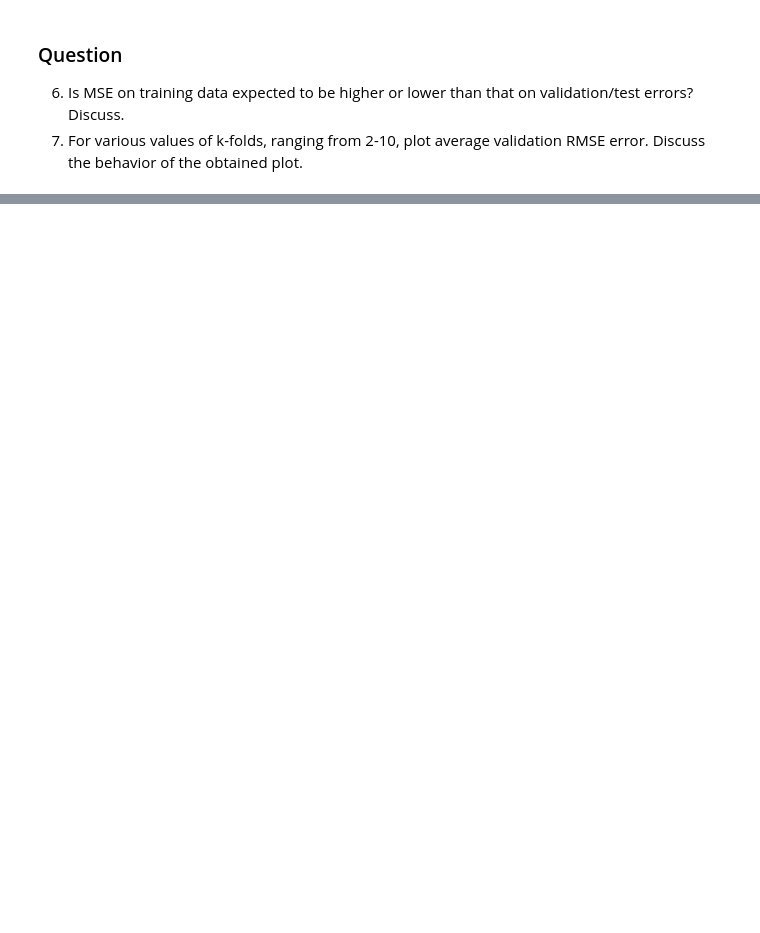
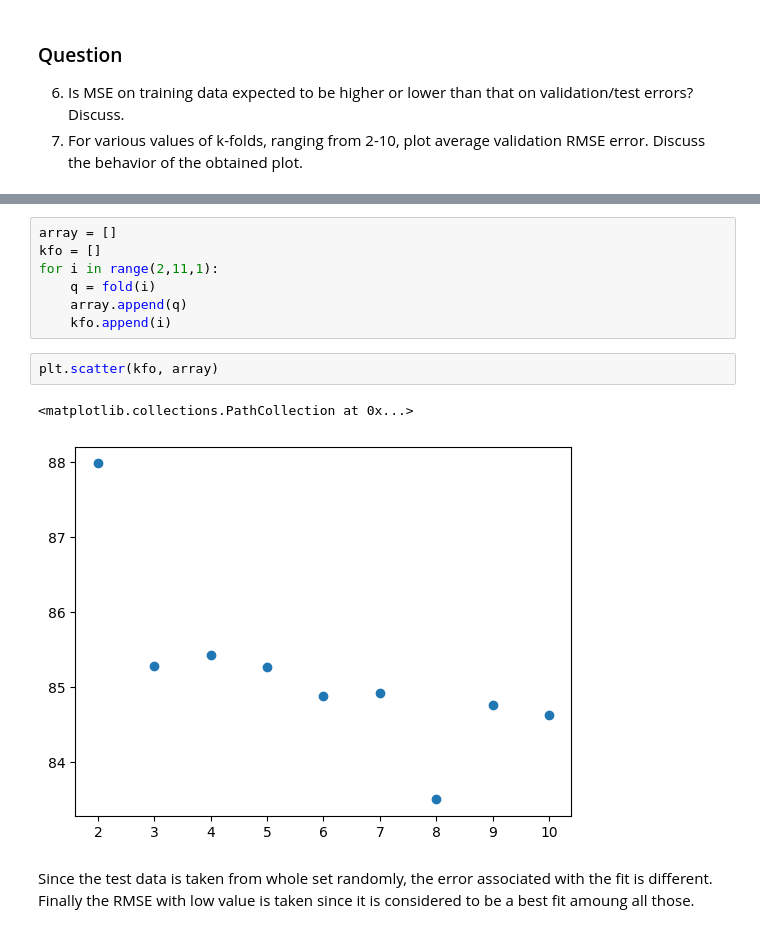
Before and after one commit to Ranjithvelm/Material_informatics, a Jupyter notebook: GD-Tutortial2_LR_Mdim.ipynb, the cells around one changed output, grey strips where cells are left out. Cells and saved outputs as stored; diff of their text form; blank space fills up the shorter version.

```diff
--- a/GD-Tutortial2_LR_Mdim.ipynb
+++ b/GD-Tutortial2_LR_Mdim.ipynb
@@ -317,0 +395,14 @@ dtype: float64
+# %%
+array = []
+kfo = []
+for i in range(2,11,1):
+    q = fold(i)
+    array.append(q)
+    kfo.append(i)
+# %%
+plt.scatter(kfo, array)
+# %% [output]
+<matplotlib.collections.PathCollection at 0x...>
+[figure, added]
+# %% [markdown]
+Since the test data is taken from whole set randomly, the error associated with the fit is different. Finally the RMSE with low value is taken since it is considered to be a best fit amoung all those.
```
Also changed, not shown: parts of 19 cells of this notebook, 4 other files.
